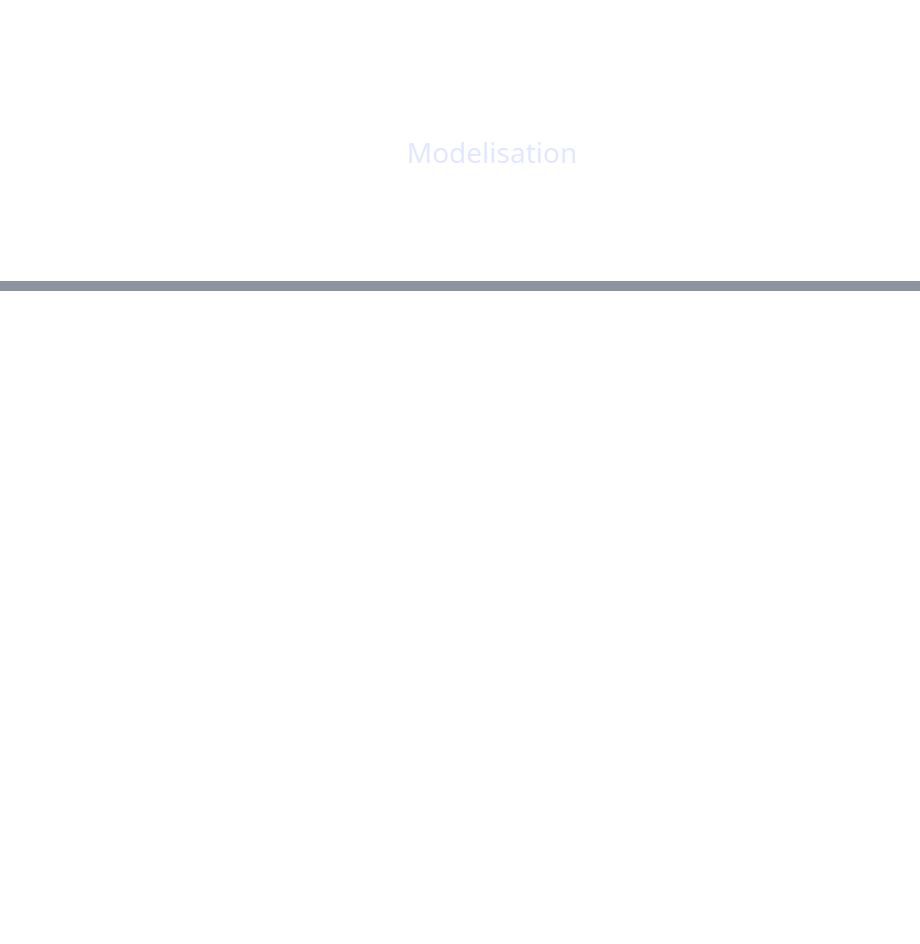
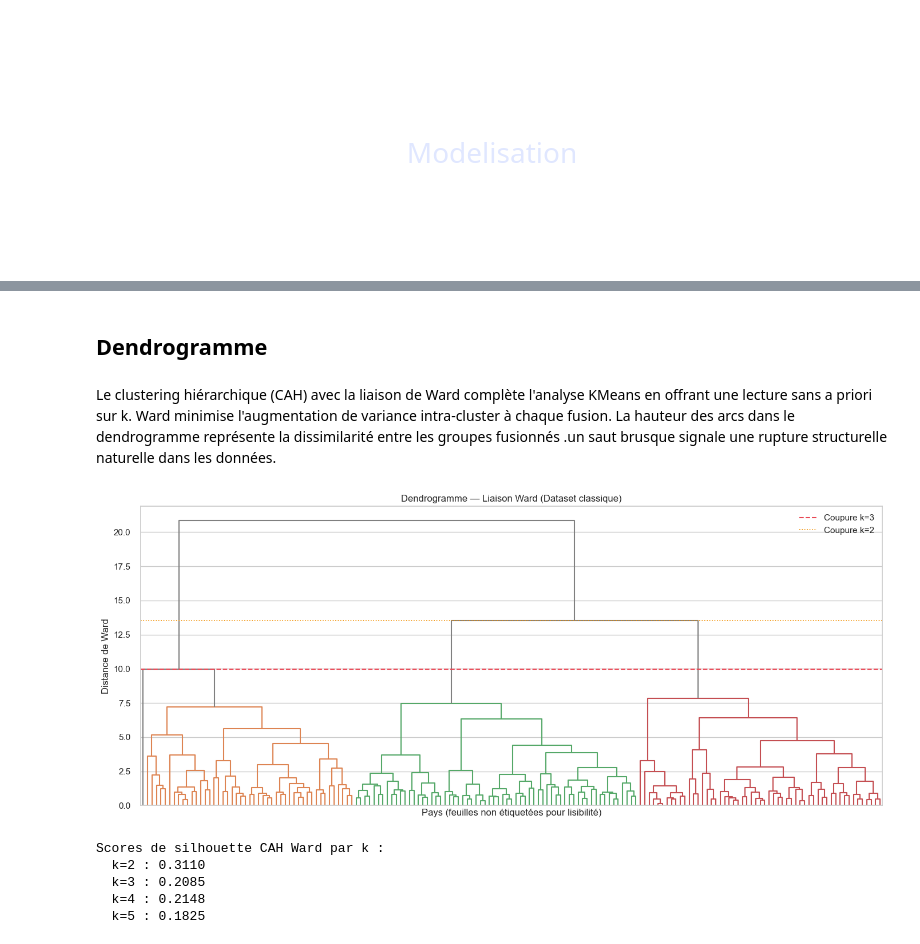
Before and after one commit to awa-d/ML2-project_clustering-countries, a Jupyter notebook: notebooks/P2_modeling.ipynb, the cells around one changed output, grey strips where cells are left out. Drawn from its saved outputs; the diff is of its cells as text; code cells hidden in the pictures; blank space fills up the shorter version.

Commit message:
P2 Modeling : version conforme avec last version EDA - modeling end to end

```diff
--- a/notebooks/P2_modeling.ipynb
+++ b/notebooks/P2_modeling.ipynb
@@ -117,0 +256,32 @@ Sources configurées : ['sante_wdi', 'sante_who', 'social_poverty_mpi', 'social_
+# %% [markdown]
+##  Dendrogramme
+# %% [markdown]
+Le clustering hiérarchique (CAH) avec la liaison de Ward complète l'analyse KMeans en offrant une lecture sans a priori sur k. Ward minimise l'augmentation de variance intra-cluster à chaque fusion. La hauteur des arcs dans le dendrogramme représente la dissimilarité entre les groupes fusionnés .un saut brusque signale une rupture structurelle naturelle dans les données.
+# %%
+Z_r = linkage(X_raw, method='ward')
+
+fig, ax = plt.subplots(figsize=(14, 6))
+dendrogram(Z_r, ax=ax, no_labels=True,
+           color_threshold=Z_r[-3, 2],
+           above_threshold_color='gray', leaf_rotation=90)
+ax.axhline(Z_r[-3, 2], color='#E84855', linestyle='--', linewidth=1.5, label='Coupure k=3')
+ax.axhline(Z_r[-2, 2], color='#F18F01', linestyle=':', linewidth=1.2, label='Coupure k=2')
+ax.set_title('Dendrogramme — Liaison Ward (Dataset classique)')
+ax.set_xlabel('Pays (feuilles non étiquetées pour lisibilité)')
+ax.set_ylabel('Distance de Ward')
+ax.legend()
+plt.tight_layout()
+plt.show()
+
+print('Scores de silhouette CAH Ward par k :')
+for k in [2, 3, 4, 5]:
+    lbl_cah = fcluster(Z_r, k, criterion='maxclust')
+    sil = silhouette_score(X_raw, lbl_cah)
+    print(f'  k={k} : {sil:.4f}')
+# %% [output]
+[figure, added]
+Scores de silhouette CAH Ward par k :
+  k=2 : 0.3110
+  k=3 : 0.2085
+  k=4 : 0.2148
+  k=5 : 0.1825
```
Also changed, not shown: parts of 94 cells of this notebook.
